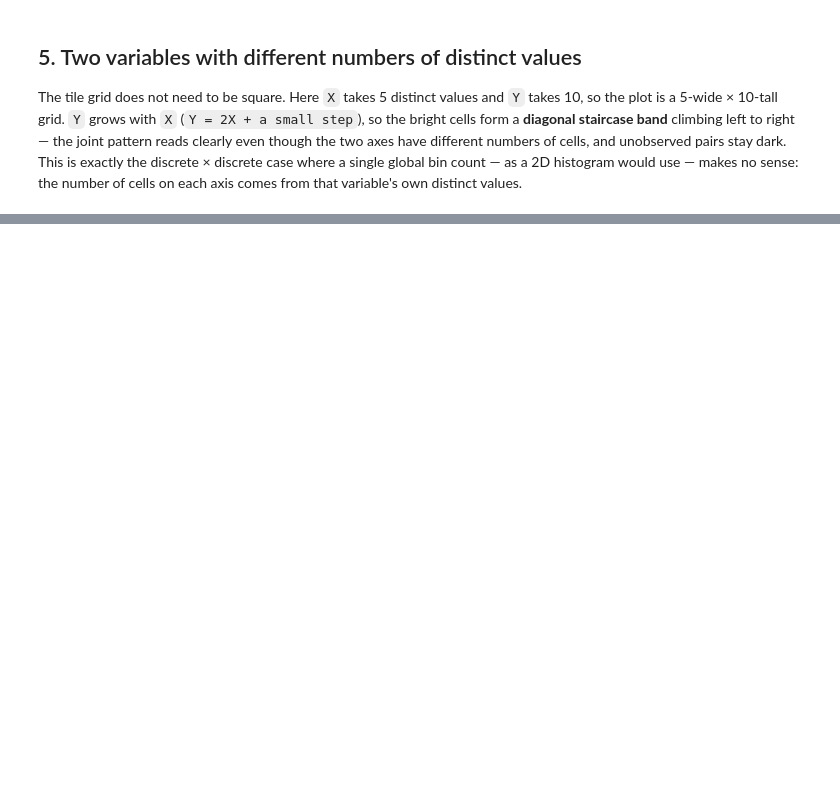
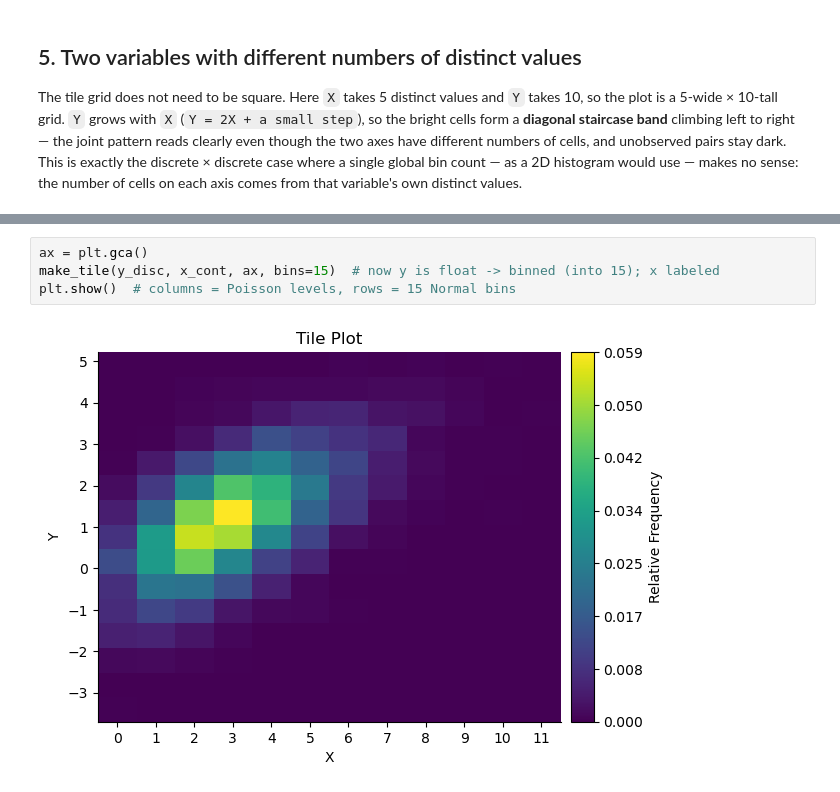
Before and after one commit to calpoly-symbulate/symbulate, a Jupyter notebook: team/new_graphics/new_graphics_demos/tile_demo.ipynb, the cells around one changed output, grey strips where cells are left out. Cells and saved outputs as stored; diff of their text form; blank space fills up the shorter version.

```diff
--- a/team/new_graphics/new_graphics_demos/tile_demo.ipynb
+++ b/team/new_graphics/new_graphics_demos/tile_demo.ipynb
@@ -127,0 +178,6 @@ plt.show()  # a 5-wide x 10-tall grid with a diagonal staircase band
+# %%
+ax = plt.gca()
+make_tile(y_disc, x_cont, ax, bins=15)  # now y is float -> binned (into 15); x labeled
+plt.show()  # columns = Poisson levels, rows = 15 Normal bins
+# %% [output]
+[figure, added]
```
Also changed, not shown: parts of 12 cells of this notebook, 3 other files.
